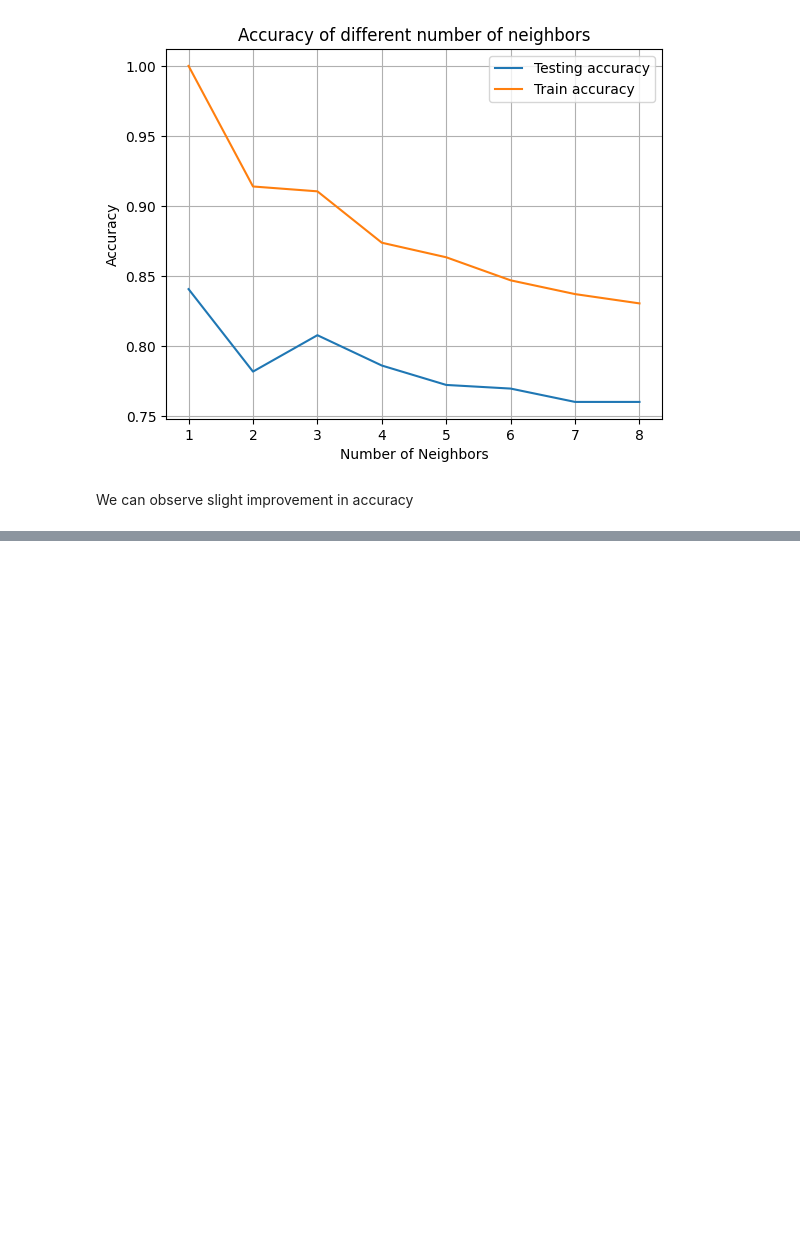
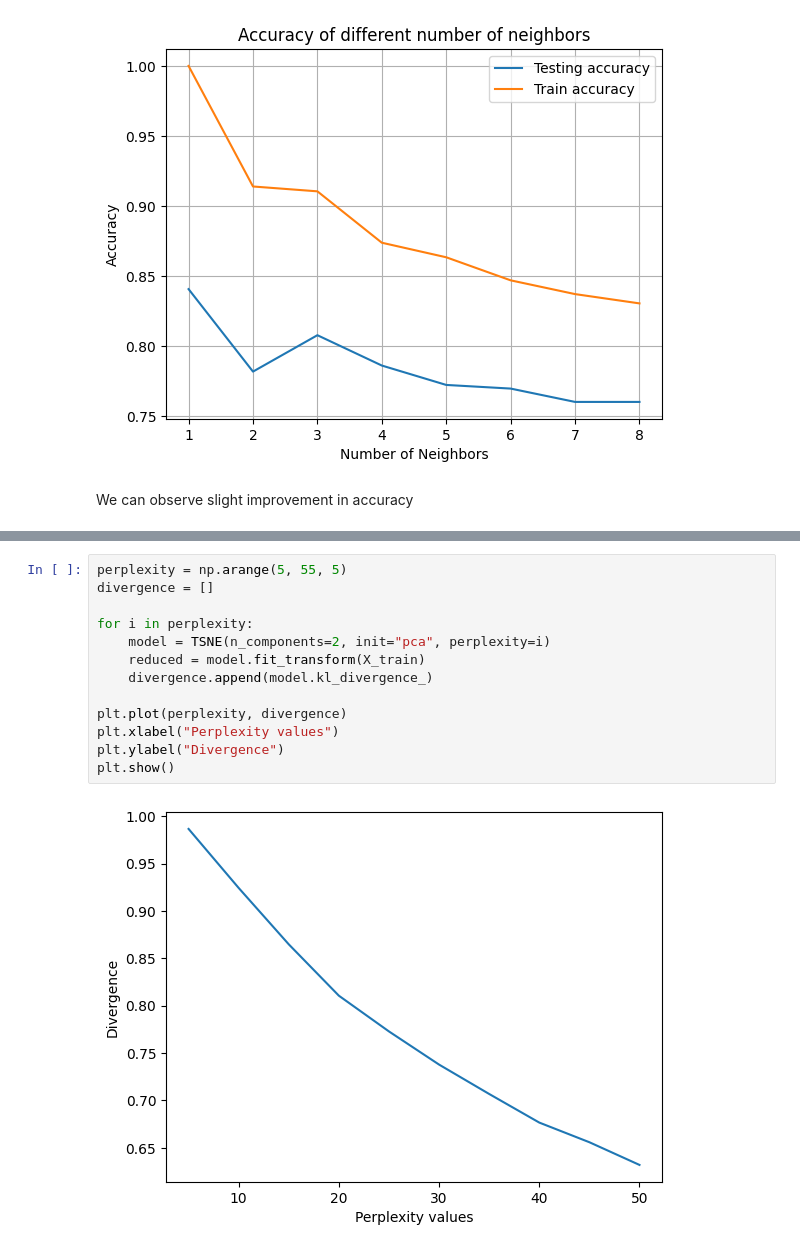
Before and after one commit to kacper-daniel/data-playground, a Jupyter notebook: warsztat-ai/knn.ipynb, the cells around one changed output, grey strips where cells are left out. Saved outputs shown, nothing was run; the diff lists cells and outputs as text; blank space fills up the shorter version.

```diff
--- a/warsztat-ai/knn.ipynb
+++ b/warsztat-ai/knn.ipynb
@@ -69,0 +101,15 @@ We can observe slight improvement in accuracy
+# %%
+perplexity = np.arange(5, 55, 5)
+divergence = []
+
+for i in perplexity:
+    model = TSNE(n_components=2, init="pca", perplexity=i)
+    reduced = model.fit_transform(X_train)
+    divergence.append(model.kl_divergence_)
+
+plt.plot(perplexity, divergence)
+plt.xlabel("Perplexity values")
+plt.ylabel("Divergence")
+plt.show()
+# %% [output]
+[figure, added]
```
Also changed, not shown: parts of 6 cells of this notebook.
